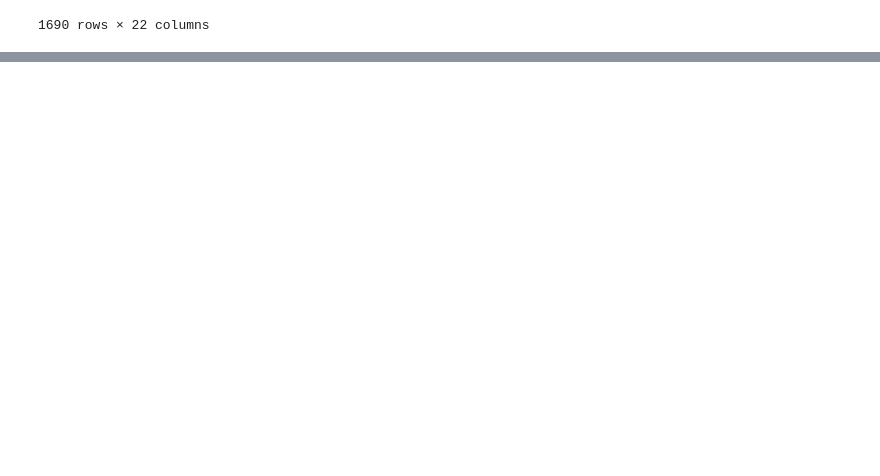
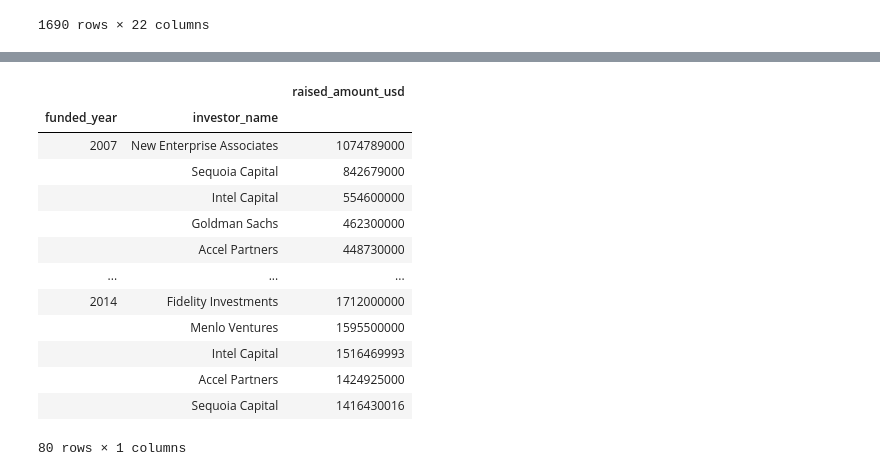
Before and after one commit to jjhuang22/cs171-final-project, a Jupyter notebook: data/EDA.ipynb, the cells around one changed output, grey strips where cells are left out. Cells and saved outputs as stored; diff of their text form; code cells hidden in the pictures; blank space fills up the shorter version.

```diff
--- a/data/EDA.ipynb
+++ b/data/EDA.ipynb
@@ -269,0 +256,5 @@ companies_df[companies_df['market'] == 'Games']
+# %%
+investments_df['raised_amount_usd'] = investments_df['raised_amount_usd'].apply(lambda x: x.replace(',', '').strip())
+investments_df['raised_amount_usd'] = investments_df['raised_amount_usd'].astype(int)
+# %%
+test_df = investments_df.groupby(['investor_name', 'funded_year']).agg({'raised_amount_usd': 'sum'}).reset_index()
@@ -269,0 +263,21 @@ companies_df[companies_df['market'] == 'Games']
+# %%
+test_df = test_df.groupby(['funded_year', 'investor_name']).agg({'raised_amount_usd': sum})
+# %%
+test_df = test_df['raised_amount_usd'].groupby('funded_year', group_keys = False).nlargest(10).to_frame()
+# %%
+test_df
+# %% [output]
+|  |  | raised_amount_usd |
+| funded_year | investor_name |  |
+| 2007 | New Enterprise Associates | 1074789000 |
+|  | Sequoia Capital | 842679000 |
+|  | Intel Capital | 554600000 |
+|  | Goldman Sachs | 462300000 |
+|  | Accel Partners | 448730000 |
+| ... | ... | ... |
+| 2014 | Fidelity Investments | 1712000000 |
+|  | Menlo Ventures | 1595500000 |
+|  | Intel Capital | 1516469993 |
+|  | Accel Partners | 1424925000 |
+|  | Sequoia Capital | 1416430016 |
+80 rows × 1 columns
```
Also changed, not shown: parts of 7 cells of this notebook, 6 other files.
